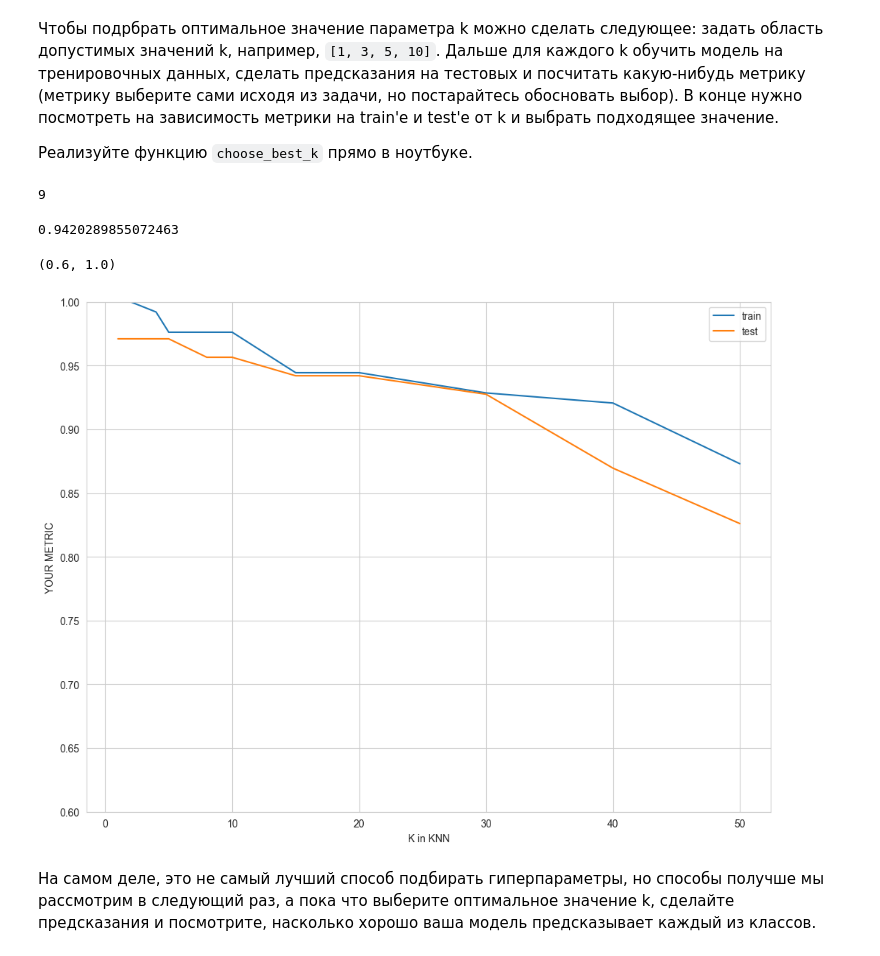
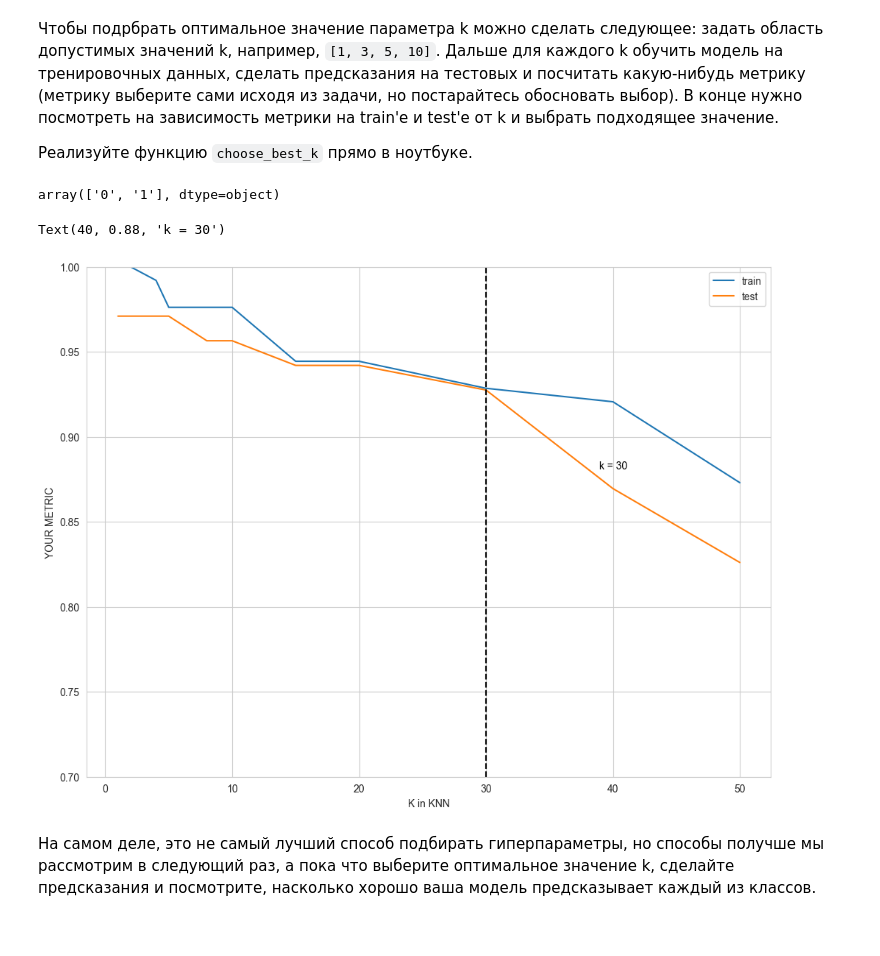
Before and after one commit to anshtompel/BI_ML_2024, a Jupyter notebook: hw1_knn/code/KNN.ipynb, the cells around one changed output. Cells and saved outputs as stored; diff of their text form; code cells hidden in the pictures.

```diff
--- a/hw1_knn/code/KNN.ipynb
+++ b/hw1_knn/code/KNN.ipynb
@@ -276,21 +276,29 @@ def find_best_k(X_train, y_train, X_test, y_test, params, metric):
 # %%
 params = [1, 2, 4, 5, 8, 10, 15, 20, 30, 40, 50]
 test_metrics, train_metrics = find_best_k(binary_train_X, binary_train_y, binary_test_X, binary_test_y, params, accuracy_score)
+test_metrics = np.array(test_metrics)
+train_metrics = np.array(train_metrics)
+
+closest_distance = np.argmin(train_metrics - test_metrics)
-# %% [output]
-9
-0.9420289855072463
+# %%
+# TODO: compute_distances_two_loops
+dists = knn_classifier.compute_distances_two_loops(binary_test_X)
+assert np.isclose(dists[0, 100], np.sum(np.abs(binary_test_X[0] - binary_train_X[100])))
+np.unique(binary_train_y)
+# %% [output]
+array(['0', '1'], dtype=object)
 # %%
 plt.plot(params, train_metrics, label="train")
 plt.plot(params, test_metrics, label="test")
 plt.legend()
 plt.xlabel("K in KNN")
 plt.ylabel("YOUR METRIC")
-plt.ylim(0.6, 1)
-
-# min difference when k equal to 30 (if using accuracy score)
+plt.ylim(0.7, 1)
+plt.axvline(params[closest_distance], 0, 1, color = 'black', linestyle='--')
+plt.text(params[closest_distance + 1], 0.88, "k = 30", ha='center', va='bottom', color='black', fontsize = 10)
 # %% [output]
-(0.6, 1.0)
+Text(40, 0.88, 'k = 30')
-[figure, old version]
+[figure, new version]
 # %% [markdown]
 На самом деле, это не самый лучший способ подбирать гиперпараметры, но способы получше мы рассмотрим в следующий раз, а пока что выберите оптимальное значение k, сделайте предсказания и посмотрите, насколько хорошо ваша модель предсказывает каждый из классов.
 # %% [markdown]
```
Also changed, not shown: parts of 12 cells of this notebook.
